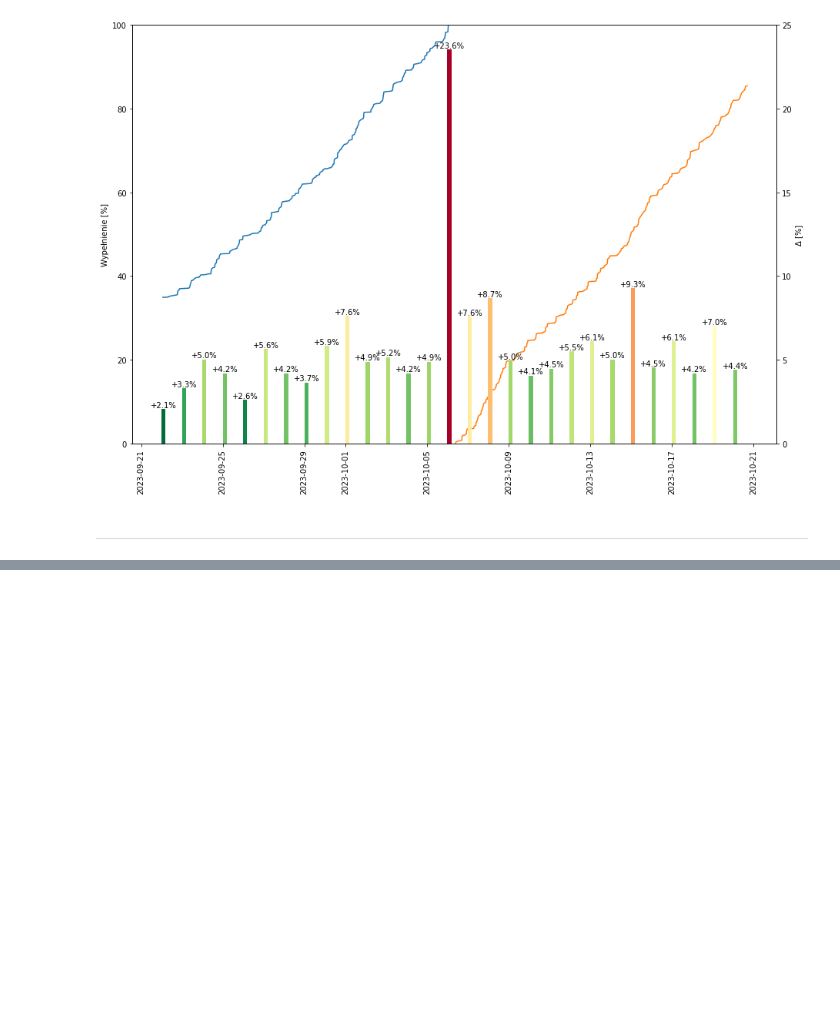
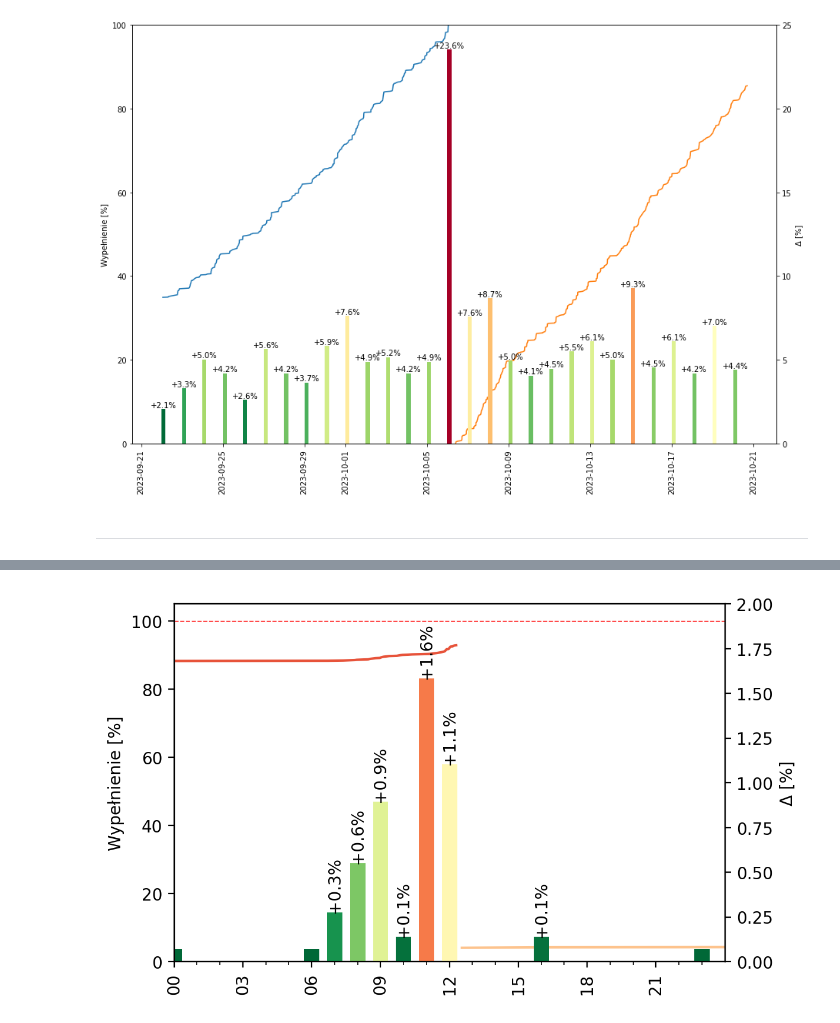
Before and after one commit to konradgrodek/BHS_RestInfo, a Jupyter notebook: analysis/cesspit.ipynb, the cells around one changed output, grey strips where cells are left out. Cells and saved outputs as stored; diff of their text form; code cells hidden in the pictures; blank space fills up the shorter version.

```diff
--- a/analysis/cesspit.ipynb
+++ b/analysis/cesspit.ipynb
@@ -49,0 +60,6 @@ ValueError: Cache should be extended providing declared span as tuple, where fir
+# %%
+graph = DailyCesspitGraph(data_source=data_source, the_date=datetime(2023,10,21), tank_full_mm=500, tank_empty_mm=1952)
+graph.prepare_plot()
+plt.show(graph.figure)
+# %% [output]
+[figure, added]
```
Also changed, not shown: parts of 8 cells of this notebook, 2 other files.
